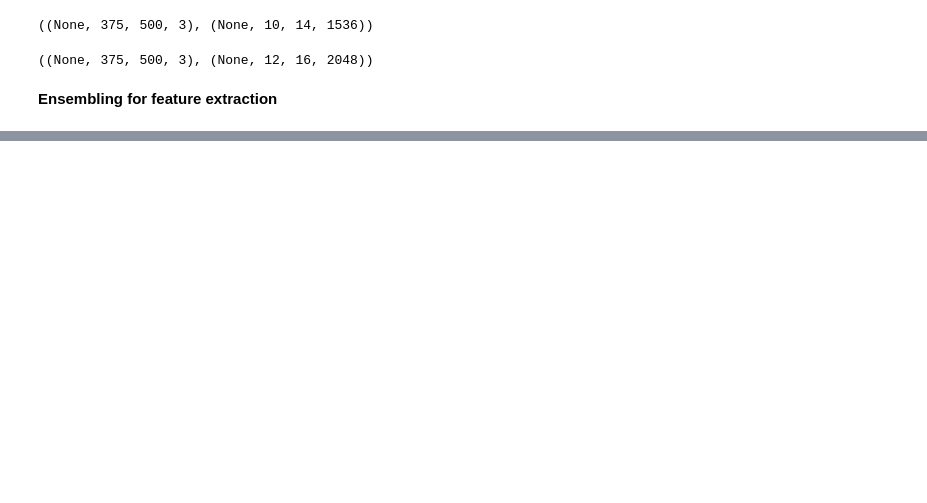
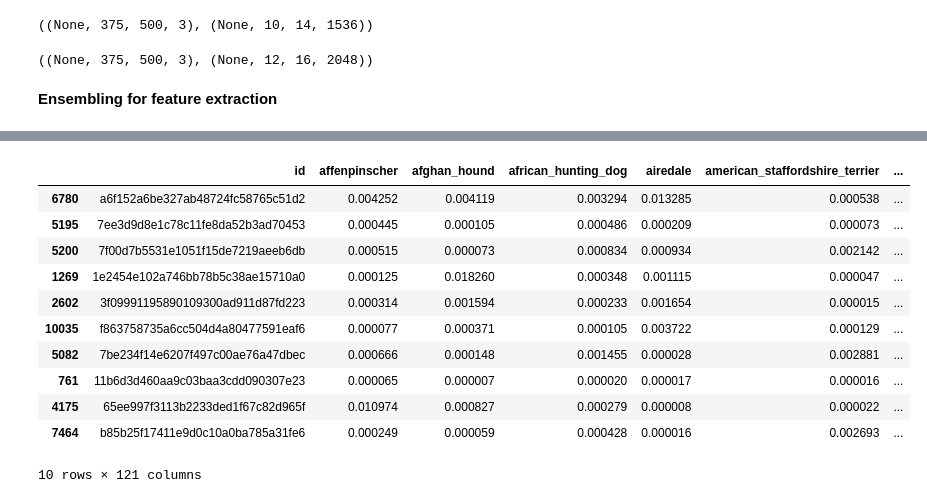
Before and after one commit to NatarajanLalgudi/DogBreedIdentification, a Jupyter notebook: dog-breed-cfn-inceptionresnetv2-xception.ipynb, the cells around one changed output, grey strips where cells are left out. Drawn from its saved outputs; the diff is of its cells as text; code cells hidden in the pictures; blank space fills up the shorter version.

```diff
--- a/dog-breed-cfn-inceptionresnetv2-xception.ipynb
+++ b/dog-breed-cfn-inceptionresnetv2-xception.ipynb
@@ -247,0 +378,2 @@ model_perf.to_csv('Ensemble_6.csv',index=False)
+# %%
+predict = final_model.predict(test_idg, steps = len(test_idg.filenames))
@@ -247,0 +382,17 @@ model_perf.to_csv('Ensemble_6.csv',index=False)
+# %%
+sub[targets] = predict
+# %%
+sub.sample(10)
+# %% [output]
+|  | id | affenpinscher | afghan_hound | african_hunting_dog | airedale | american_staffordshire_terrier | ... |
+| 6780 | a6f152a6be327ab48724fc58765c51d2 | 0.004252 | 0.004119 | 0.003294 | 0.013285 | 0.000538 | ... |
+| 5195 | 7ee3d9d8e1c78c11fe8da52b3ad70453 | 0.000445 | 0.000105 | 0.000486 | 0.000209 | 0.000073 | ... |
+| 5200 | 7f00d7b5531e1051f15de7219aeeb6db | 0.000515 | 0.000073 | 0.000834 | 0.000934 | 0.002142 | ... |
+| 1269 | 1e2454e102a746bb78b5c38ae15710a0 | 0.000125 | 0.018260 | 0.000348 | 0.001115 | 0.000047 | ... |
+| 2602 | 3f09991195890109300ad911d87fd223 | 0.000314 | 0.001594 | 0.000233 | 0.001654 | 0.000015 | ... |
+| 10035 | f863758735a6cc504d4a80477591eaf6 | 0.000077 | 0.000371 | 0.000105 | 0.003722 | 0.000129 | ... |
+| 5082 | 7be234f14e6207f497c00ae76a47dbec | 0.000666 | 0.000148 | 0.001455 | 0.000028 | 0.002881 | ... |
+| 761 | 11b6d3d460aa9c03baa3cdd090307e23 | 0.000065 | 0.000007 | 0.000020 | 0.000017 | 0.000016 | ... |
+| 4175 | 65ee997f3113b2233ded1f67c82d965f | 0.010974 | 0.000827 | 0.000279 | 0.000008 | 0.000022 | ... |
+| 7464 | b85b25f17411e9d0c10a0ba785a31fe6 | 0.000249 | 0.000059 | 0.000428 | 0.000016 | 0.002693 | ... |
+10 rows × 121 columns
```
Also changed, not shown: parts of 22 cells of this notebook.
